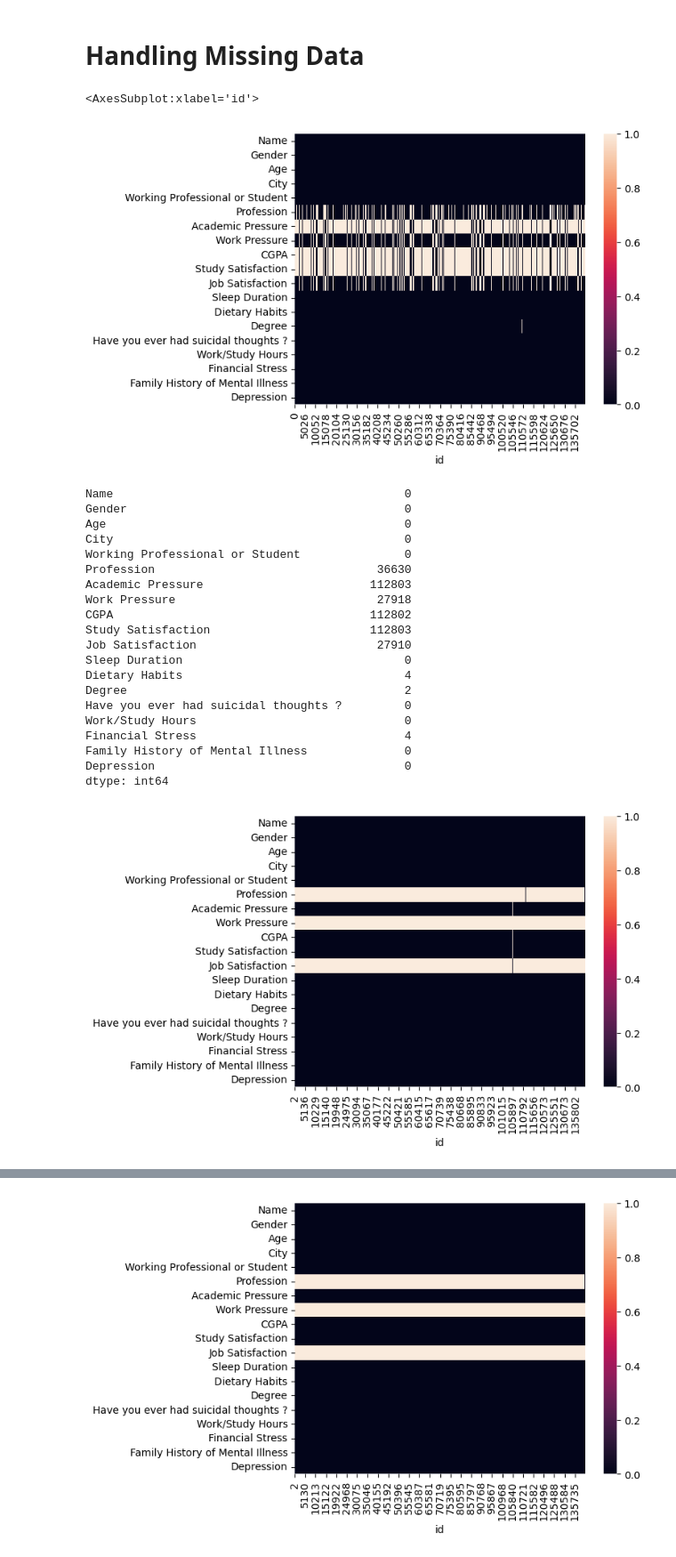
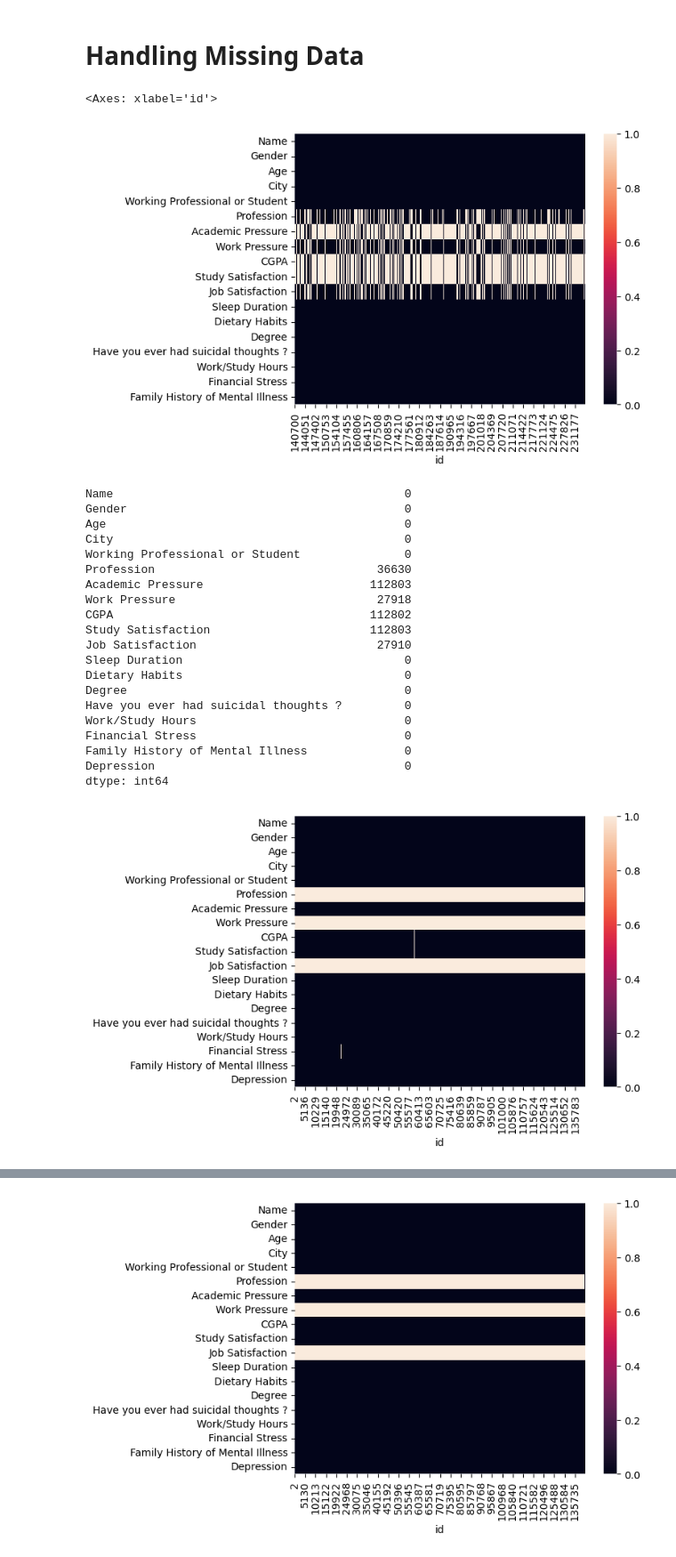
Before and after one commit to Joehmyers/mental-health-classification-experiment, a Jupyter notebook: kaggle_mental_health_competition.ipynb, the cells around one changed output, grey strips where cells are left out. Shown at 89% size. Cells and saved outputs as stored; diff of their text form; code cells hidden in the pictures.

Commit message:
Correct handling of minor null values in test and train sets

```diff
--- a/kaggle_mental_health_competition.ipynb
+++ b/kaggle_mental_health_competition.ipynb
@@ -24,6 +24,12 @@ import seaborn as sns
 # %% [markdown]
 # Data Inspection and Ingestion
 # %%
-df= pd.read_csv("train.csv")
-df.set_index("id", inplace=True)
+df_train = pd.read_csv("train.csv")
+df_test = pd.read_csv("test.csv")
+
+datasets = [df_train, df_test]
+
+for df in datasets:
+
+    df.set_index("id", inplace=True)
 # %%
@@ -84,10 +90,10 @@ df["Depression"].value_counts(normalize=True).plot(kind="bar")
 # %%
 sns.heatmap(df.isna().T)
 # %% [output]
-<AxesSubplot:xlabel='id'>
+<Axes: xlabel='id'>
-[figure, old version]
+[figure, new version]
 # %%
-df.isna().sum().T
+df_train.isna().sum().T
 # %% [output]
 Name                                          0
 Gender                                        0
@@ -101,11 +107,11 @@ CGPA                                     112802
 Study Satisfaction                       112803
 Job Satisfaction                          27910
 Sleep Duration                                0
-Dietary Habits                                4
-Degree                                        2
+Dietary Habits                                0
+Degree                                        0
 Have you ever had suicidal thoughts ?         0
 Work/Study Hours                              0
-Financial Stress                              4
+Financial Stress                              0
 Family History of Mental Illness              0
 Depression                                    0
 dtype: int64
@@ -115,6 +123,6 @@ df.drop(df[df["Dietary Habits"].isna() | df["Financial Stress"].isna() | df["Deg
 # %%
-sns.heatmap(df[df["Working Professional or Student"]=="Student"].isna().T)
+sns.heatmap(df_train[df_train["Working Professional or Student"]=="Student"].isna().T)
 plt.show()
 # %% [output]
-[figure, old version]
+[figure, new version]
 # %%
```
Also changed, not shown: parts of 29 cells of this notebook.
